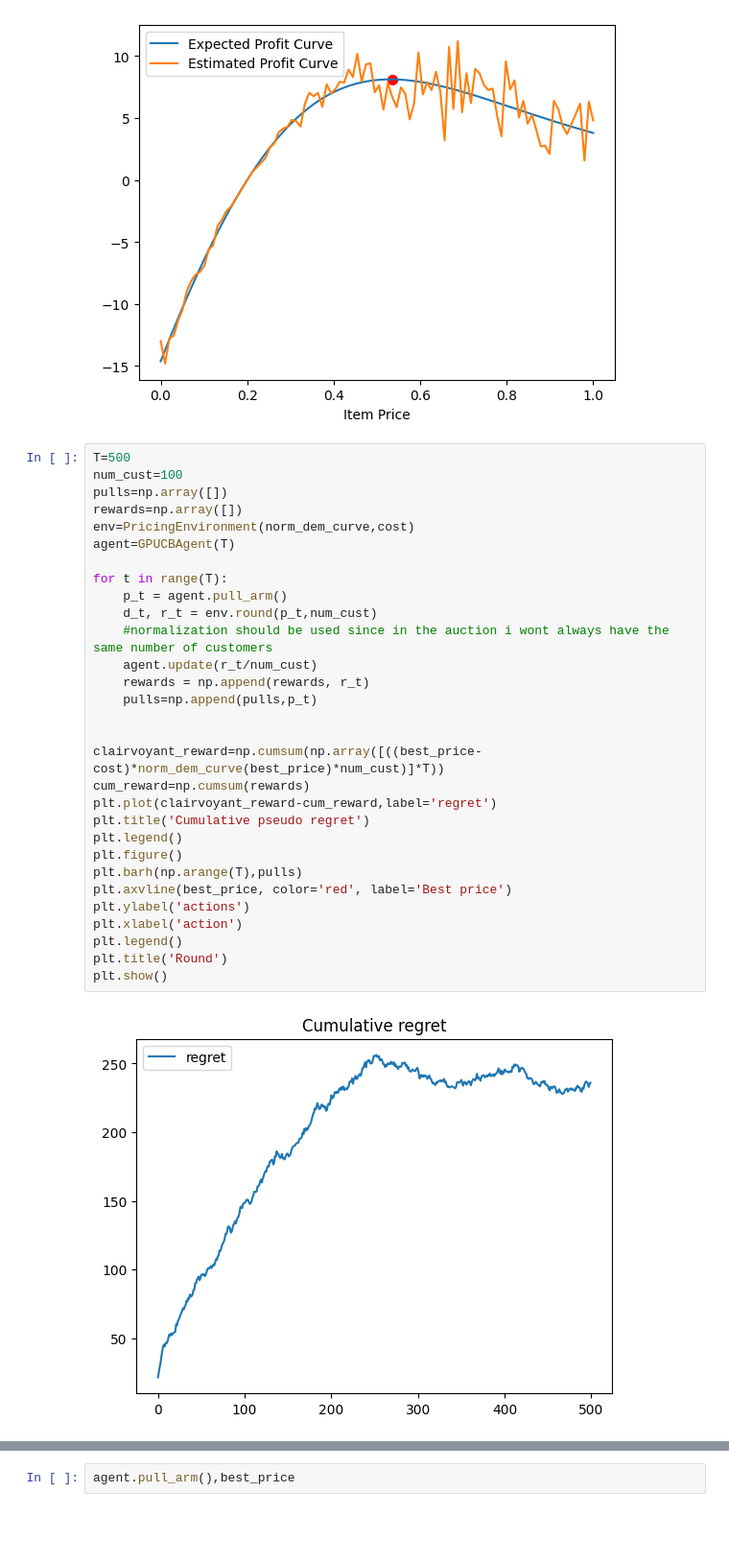
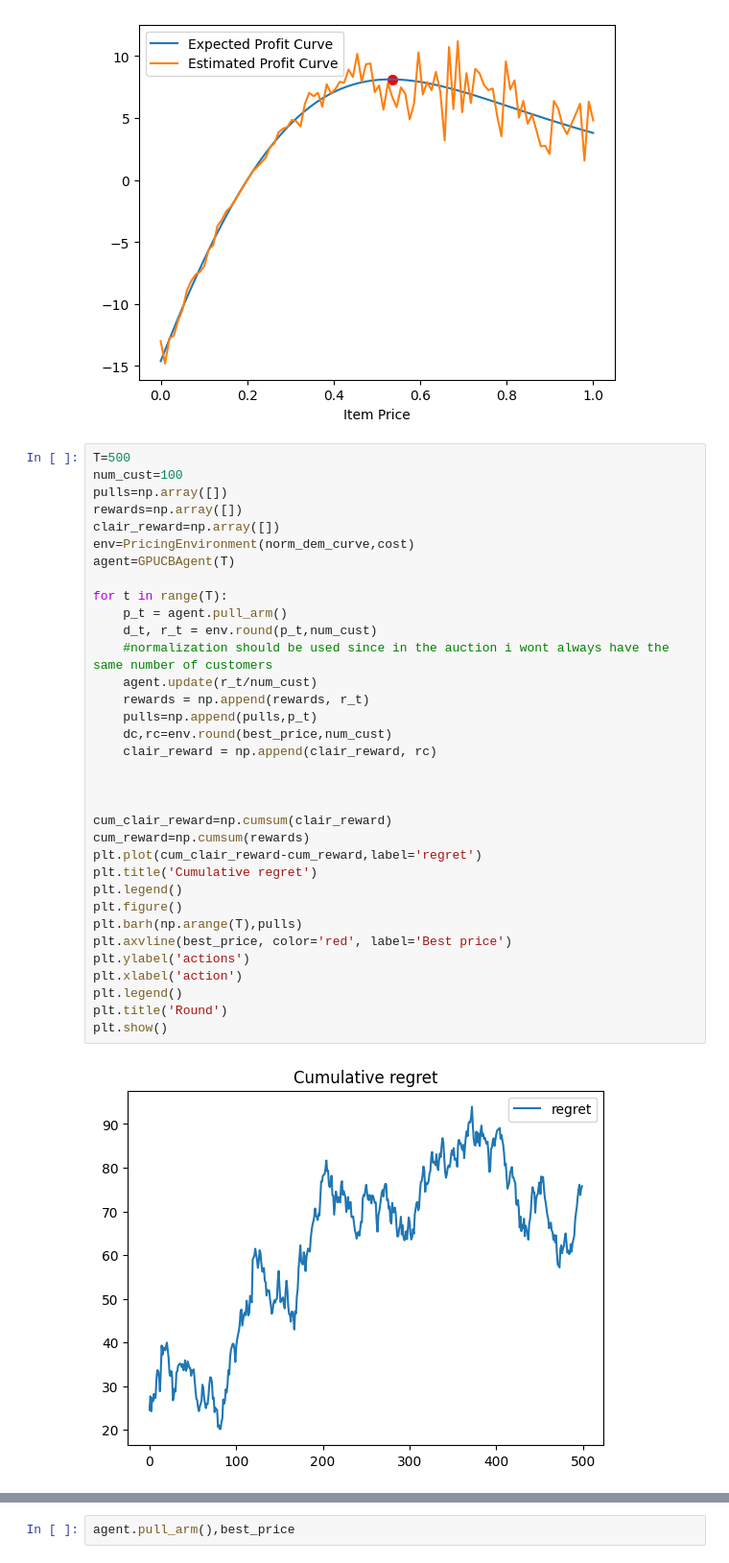
Before and after one commit to manuu1311/OLA-project, a Jupyter notebook: Deliverables/Requirement1/prova.ipynb, the cells around one changed output, grey strips where cells are left out. Shown at 96% size. Drawn from its saved outputs; the diff is of its cells as text; blank space fills up the shorter version.

Commit message:
changed from pseudo regret to actual regret

```diff
--- a/Deliverables/Requirement1/prova.ipynb
+++ b/Deliverables/Requirement1/prova.ipynb
@@ -41,32 +41,36 @@ plt.show()
 # %%
 T=500
 num_cust=100
 pulls=np.array([])
 rewards=np.array([])
+clair_reward=np.array([])
 env=PricingEnvironment(norm_dem_curve,cost)
 agent=GPUCBAgent(T)
 
 for t in range(T):
     p_t = agent.pull_arm()
     d_t, r_t = env.round(p_t,num_cust)
     #normalization should be used since in the auction i wont always have the same number of customers
     agent.update(r_t/num_cust)
     rewards = np.append(rewards, r_t)
     pulls=np.append(pulls,p_t)
+    dc,rc=env.round(best_price,num_cust)
+    clair_reward = np.append(clair_reward, rc)
 
 
-clairvoyant_reward=np.cumsum(np.array([((best_price-cost)*norm_dem_curve(best_price)*num_cust)]*T))
+
+cum_clair_reward=np.cumsum(clair_reward)
 cum_reward=np.cumsum(rewards)
-plt.plot(clairvoyant_reward-cum_reward,label='regret')
-plt.title('Cumulative pseudo regret')
+plt.plot(cum_clair_reward-cum_reward,label='regret')
+plt.title('Cumulative regret')
 plt.legend()
 plt.figure()
 plt.barh(np.arange(T),pulls)
 plt.axvline(best_price, color='red', label='Best price')
 plt.ylabel('actions')
 plt.xlabel('action')
 plt.legend()
 plt.title('Round')
 plt.show()
 # %% [output]
-[figure, old version]
+[figure, new version]
```
Also changed, not shown: parts of 1 cell of this notebook.
